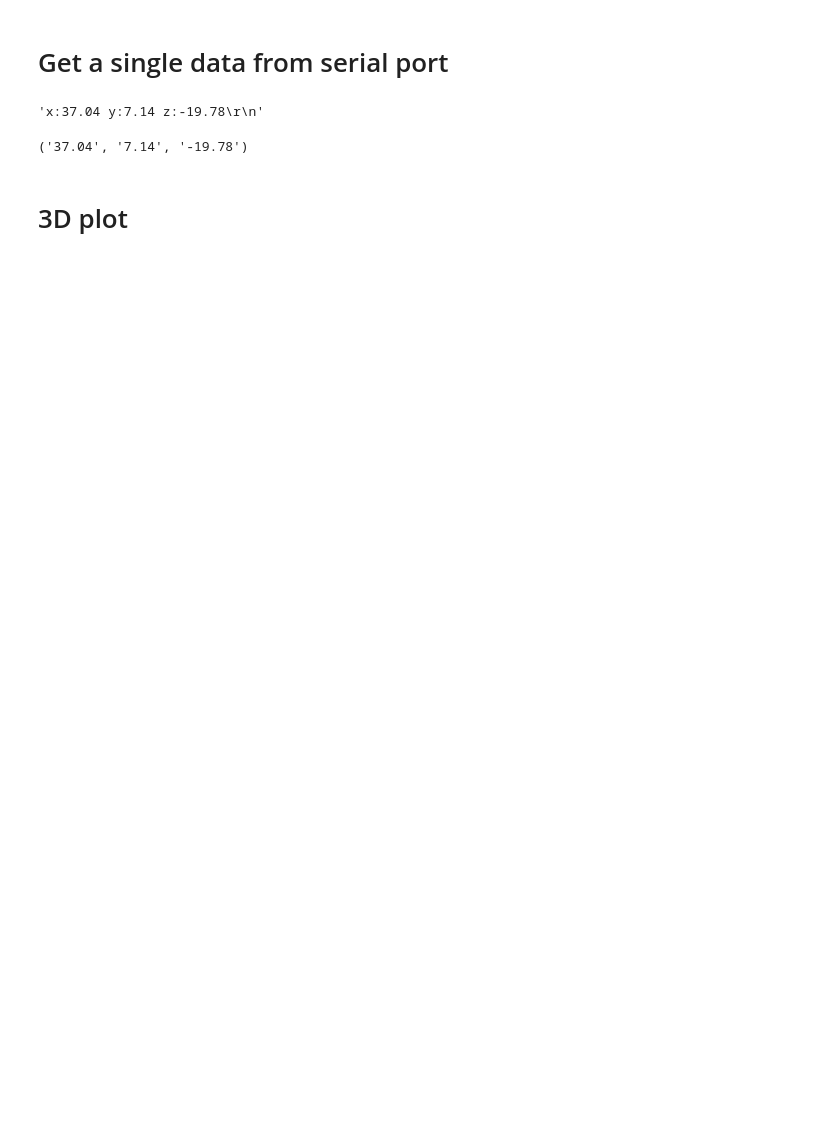
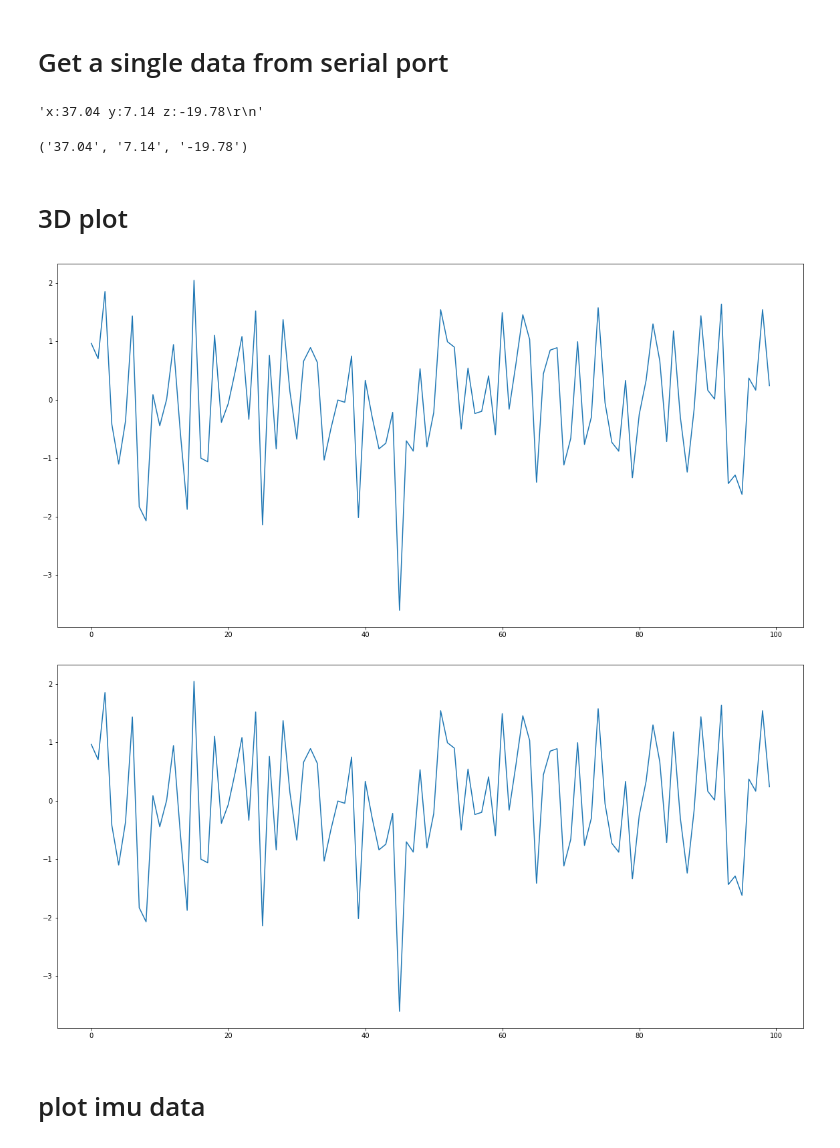
Before and after one commit to Apiquet/DepthEstimationAnd3dMapping, a Jupyter notebook: depth_projection_wrt_imu.ipynb, the cells around one changed output. Drawn from its saved outputs; the diff is of its cells as text; code cells hidden in the pictures; blank space fills up the shorter version.

Commit message:
[DEV][3D] Start plot imu orientation

```diff
--- a/depth_projection_wrt_imu.ipynb
+++ b/depth_projection_wrt_imu.ipynb
@@ -47,0 +50,15 @@ plt.show()
+# %%
+import time
+import pylab as pl
+from IPython import display
+
+for i in range(5):
+    display.clear_output()
+    plt.plot(pl.randn(100))
+    display.display(pl.gcf())
+    plt.pause(0.5)
+# %% [output]
+[figure, added]
+[figure, added]
+# %% [markdown]
+# plot imu data
```
Also changed, not shown: parts of 5 cells of this notebook.
